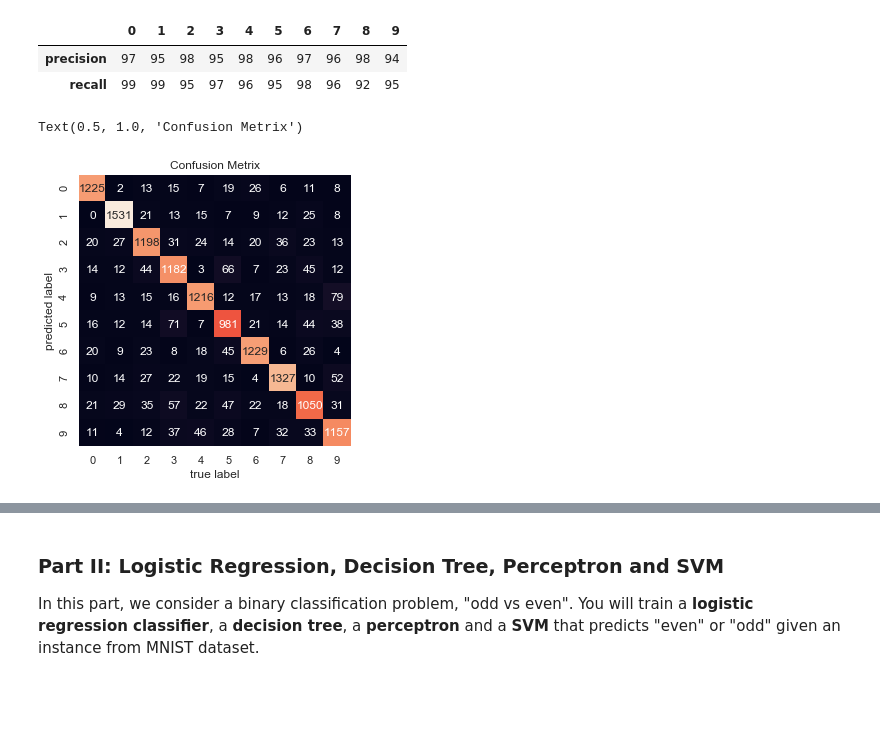
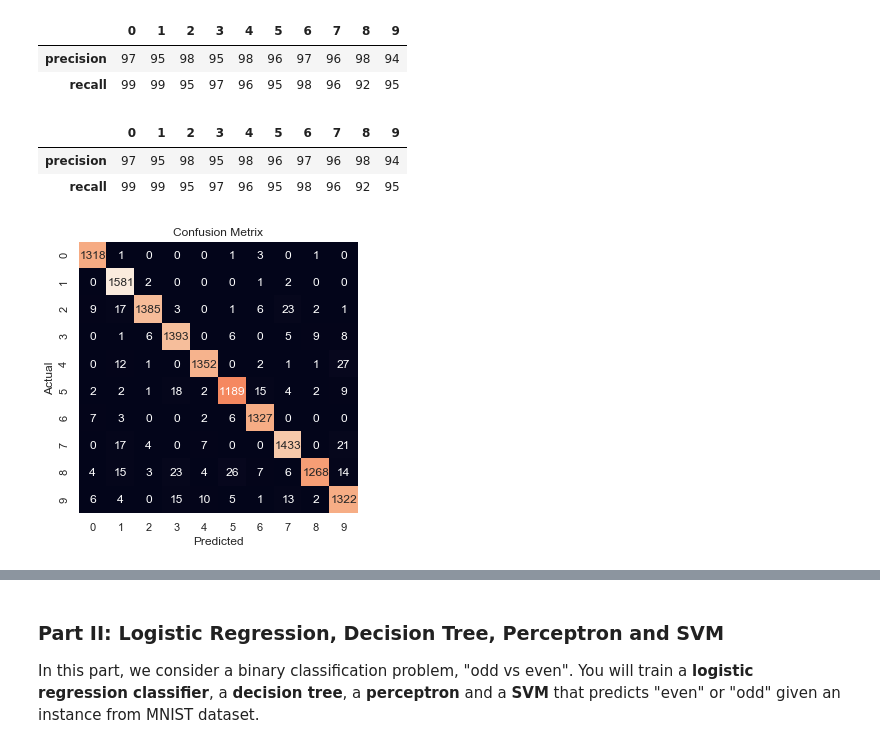
Before and after one commit to jarhan/data-mining, a Jupyter notebook: p2-handout/Project2A-MNIST.ipynb, the cells around one changed output, grey strips where cells are left out. Saved outputs shown, nothing was run; the diff lists cells and outputs as text; code cells hidden in the pictures; blank space fills up the shorter version.

```diff
--- a/p2-handout/Project2A-MNIST.ipynb
+++ b/p2-handout/Project2A-MNIST.ipynb
@@ -125,16 +124,18 @@ from sklearn.tree import DecisionTreeClassifier
 dt = DecisionTreeClassifier().fit(X_train, Y_train)
 dt_ypred = dt.predict(X_test)
 # %%
-from sklearn.metrics import confusion_matrix
-import seaborn as sns; sns.set()
+conf_mat = confusion_matrix(Y_test, predictions)
+fig, ax = plt.subplots(1,1, figsize=(5,5))
+# skplt.metrics.plot_confusion_matrix(test_labels, predictions, ax=ax[1])
 
-mat = confusion_matrix(predictions, dt_ypred)
-fig, ax = plt.subplots(1,1, figsize=(5,5))
 
-sns.heatmap(mat.T, square=True, annot=True, fmt='d', cbar=False)
-plt.xlabel('true label')
-plt.ylabel('predicted label');
-plt.title('Confusion Metrix')
+sns.heatmap(conf_mat, annot=True, fmt='d', cbar=False, ax=ax)
+ax.set_title('Confusion Metrix')
+ax.set_ylabel("Actual")
+ax.set_xlabel("Predicted")
+df
 # %% [output]
-Text(0.5, 1.0, 'Confusion Metrix')
+|  | 0 | 1 | 2 | 3 | 4 | 5 | 6 | 7 | 8 | 9 |
+| precision | 97 | 95 | 98 | 95 | 98 | 96 | 97 | 96 | 98 | 94 |
+| recall | 99 | 99 | 95 | 97 | 96 | 95 | 98 | 96 | 92 | 95 |
-[figure, old version]
+[figure, new version]
```
Also changed, not shown: parts of 11 cells of this notebook.
